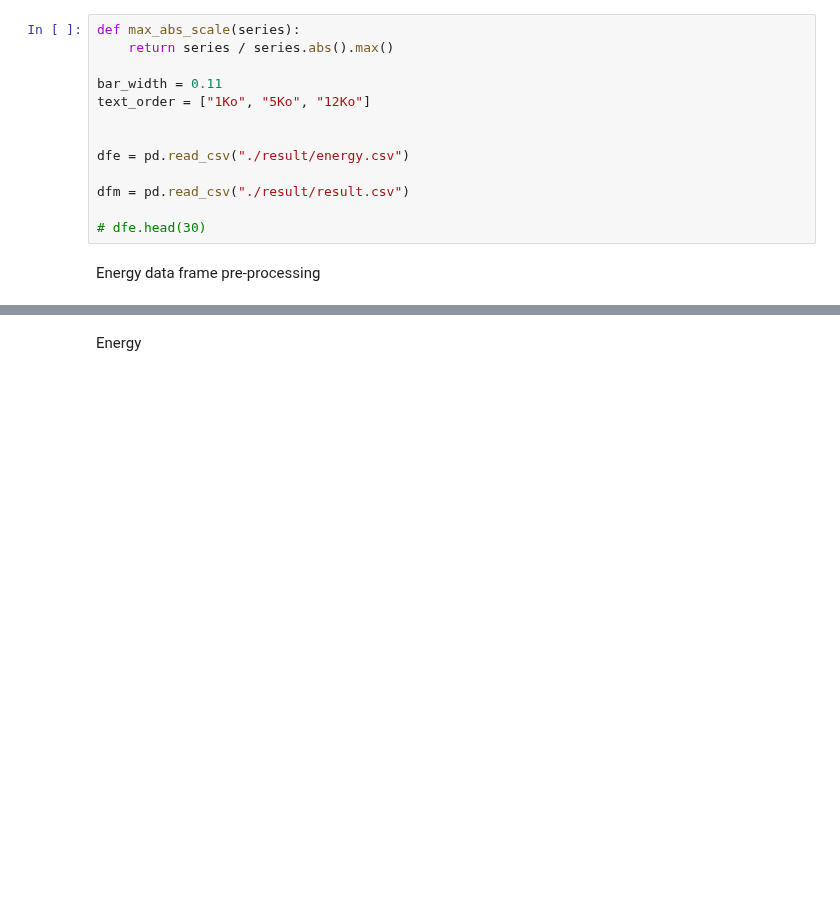
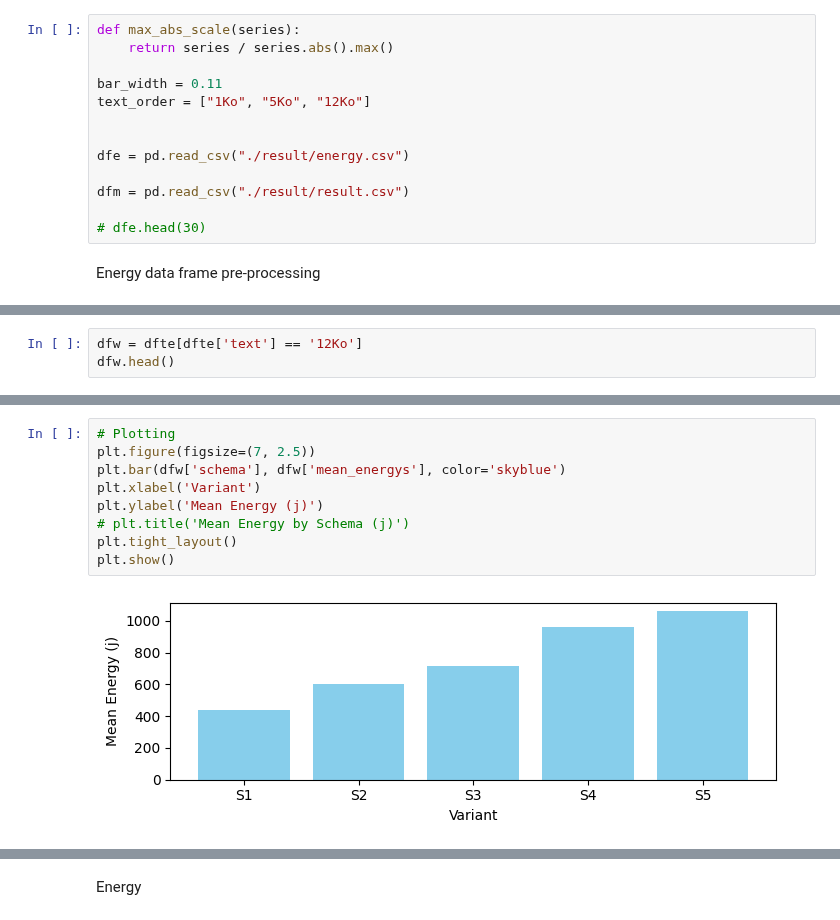
Before and after one commit to donaldonana/FaaS-Benchmark, a Jupyter notebook: text-to-speech/text-to-speech.ipynb, the cells around one changed output, grey strips where cells are left out. Saved outputs shown, nothing was run; the diff lists cells and outputs as text; blank space fills up the shorter version.

```diff
--- a/text-to-speech/text-to-speech.ipynb
+++ b/text-to-speech/text-to-speech.ipynb
@@ -40,0 +48,3 @@ dfte = (
+# %%
+dfw = dfte[dfte['text'] == '12Ko']
+dfw.head()
@@ -41,3 +58,14 @@ dfte = (
+# %%
+# Plotting
+plt.figure(figsize=(7, 2.5))
+plt.bar(dfw['schema'], dfw['mean_energys'], color='skyblue')
+plt.xlabel('Variant')
+plt.ylabel('Mean Energy (j)')
+# plt.title('Mean Energy by Schema (j)')
+plt.tight_layout()
+plt.show()
+# %% [output]
+[figure, added]
 # %%
 
 color_mapping = {
```
Also changed, not shown: parts of 4 cells of this notebook, 9 other files.
